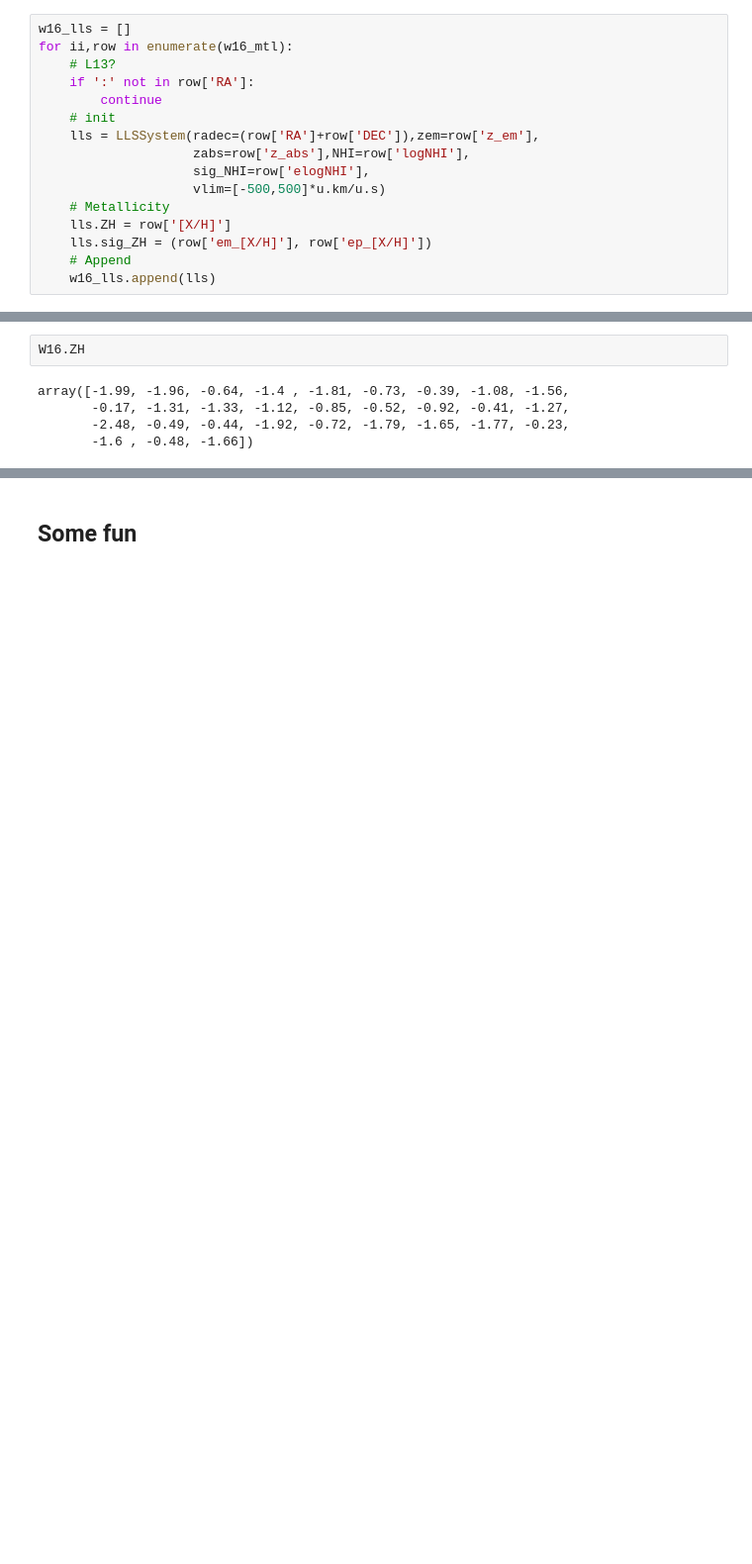
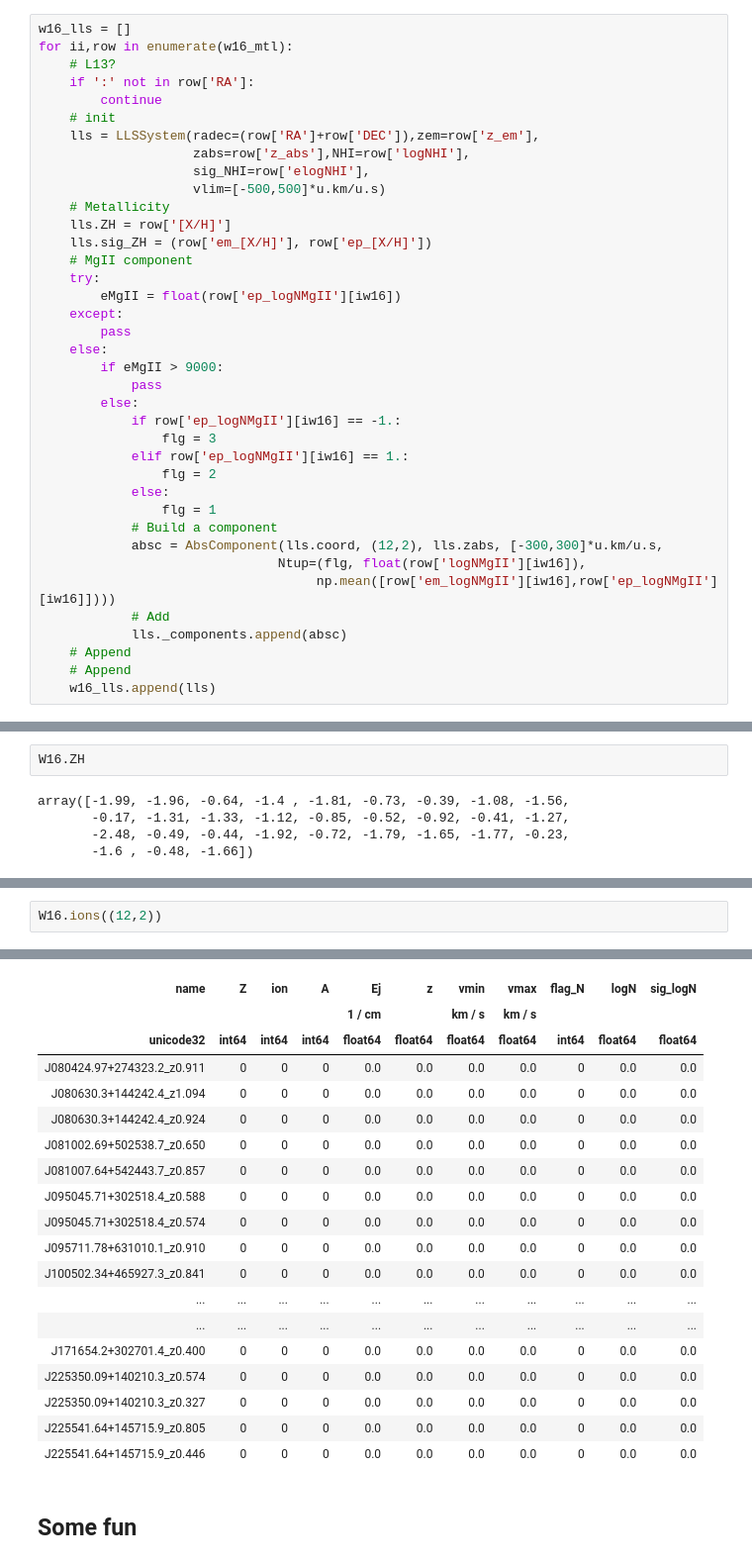
Before and after one commit to pyigm/pyigm, a Jupyter notebook: docs/examples/LLS_lowz.ipynb, the cells around one changed output, grey strips where cells are left out. Shown: that part at 99% size. Saved outputs shown, nothing was run; the diff lists cells and outputs as text; blank space fills up the shorter version.

```diff
--- a/docs/examples/LLS_lowz.ipynb
+++ b/docs/examples/LLS_lowz.ipynb
@@ -133,6 +205,28 @@ for ii,row in enumerate(w16_mtl):
     # Metallicity
     lls.ZH = row['[X/H]']
     lls.sig_ZH = (row['em_[X/H]'], row['ep_[X/H]'])
+    # MgII component
+    try:
+        eMgII = float(row['ep_logNMgII'][iw16])
+    except:
+        pass
+    else:
+        if eMgII > 9000:
+            pass
+        else:
+            if row['ep_logNMgII'][iw16] == -1.:
+                flg = 3
+            elif row['ep_logNMgII'][iw16] == 1.:
+                flg = 2
+            else:
+                flg = 1
+            # Build a component
+            absc = AbsComponent(lls.coord, (12,2), lls.zabs, [-300,300]*u.km/u.s,
+                               Ntup=(flg, float(row['logNMgII'][iw16]),
+                                    np.mean([row['em_logNMgII'][iw16],row['ep_logNMgII'][iw16]])))
+            # Add
+            lls._components.append(absc)
+    # Append
     # Append
     w16_lls.append(lls)
 # %%
@@ -147,0 +244,3 @@ array([-1.99, -1.96, -0.64, -1.4 , -1.81, -0.73, -0.39, -1.08, -1.56,
+# %%
+W16.ions((12,2))
+# %% [output]
@@ -148,3 +248,22 @@ array([-1.99, -1.96, -0.64, -1.4 , -1.81, -0.73, -0.39, -1.08, -1.56,
+| name | Z | ion | A | Ej | z | vmin | vmax | flag_N | logN | sig_logN |
+|  |  |  |  | 1 / cm |  | km / s | km / s |  |  |  |
+| unicode32 | int64 | int64 | int64 | float64 | float64 | float64 | float64 | int64 | float64 | float64 |
+| J080424.97+274323.2_z0.911 | 0 | 0 | 0 | 0.0 | 0.0 | 0.0 | 0.0 | 0 | 0.0 | 0.0 |
+| J080630.3+144242.4_z1.094 | 0 | 0 | 0 | 0.0 | 0.0 | 0.0 | 0.0 | 0 | 0.0 | 0.0 |
+| J080630.3+144242.4_z0.924 | 0 | 0 | 0 | 0.0 | 0.0 | 0.0 | 0.0 | 0 | 0.0 | 0.0 |
+| J081002.69+502538.7_z0.650 | 0 | 0 | 0 | 0.0 | 0.0 | 0.0 | 0.0 | 0 | 0.0 | 0.0 |
+| J081007.64+542443.7_z0.857 | 0 | 0 | 0 | 0.0 | 0.0 | 0.0 | 0.0 | 0 | 0.0 | 0.0 |
+| J095045.71+302518.4_z0.588 | 0 | 0 | 0 | 0.0 | 0.0 | 0.0 | 0.0 | 0 | 0.0 | 0.0 |
+| J095045.71+302518.4_z0.574 | 0 | 0 | 0 | 0.0 | 0.0 | 0.0 | 0.0 | 0 | 0.0 | 0.0 |
+| J095711.78+631010.1_z0.910 | 0 | 0 | 0 | 0.0 | 0.0 | 0.0 | 0.0 | 0 | 0.0 | 0.0 |
+| J100502.34+465927.3_z0.841 | 0 | 0 | 0 | 0.0 | 0.0 | 0.0 | 0.0 | 0 | 0.0 | 0.0 |
+| ... | ... | ... | ... | ... | ... | ... | ... | ... | ... | ... |
+| ... | ... | ... | ... | ... | ... | ... | ... | ... | ... | ... |
+| J171654.2+302701.4_z0.400 | 0 | 0 | 0 | 0.0 | 0.0 | 0.0 | 0.0 | 0 | 0.0 | 0.0 |
+| J225350.09+140210.3_z0.574 | 0 | 0 | 0 | 0.0 | 0.0 | 0.0 | 0.0 | 0 | 0.0 | 0.0 |
+| J225350.09+140210.3_z0.327 | 0 | 0 | 0 | 0.0 | 0.0 | 0.0 | 0.0 | 0 | 0.0 | 0.0 |
+| J225541.64+145715.9_z0.805 | 0 | 0 | 0 | 0.0 | 0.0 | 0.0 | 0.0 | 0 | 0.0 | 0.0 |
+| J225541.64+145715.9_z0.446 | 0 | 0 | 0 | 0.0 | 0.0 | 0.0 | 0.0 | 0 | 0.0 | 0.0 |
 # %% [markdown]
 ## Some fun
 # %%
```
Also changed, not shown: parts of 17 cells of this notebook, 1 other file.
